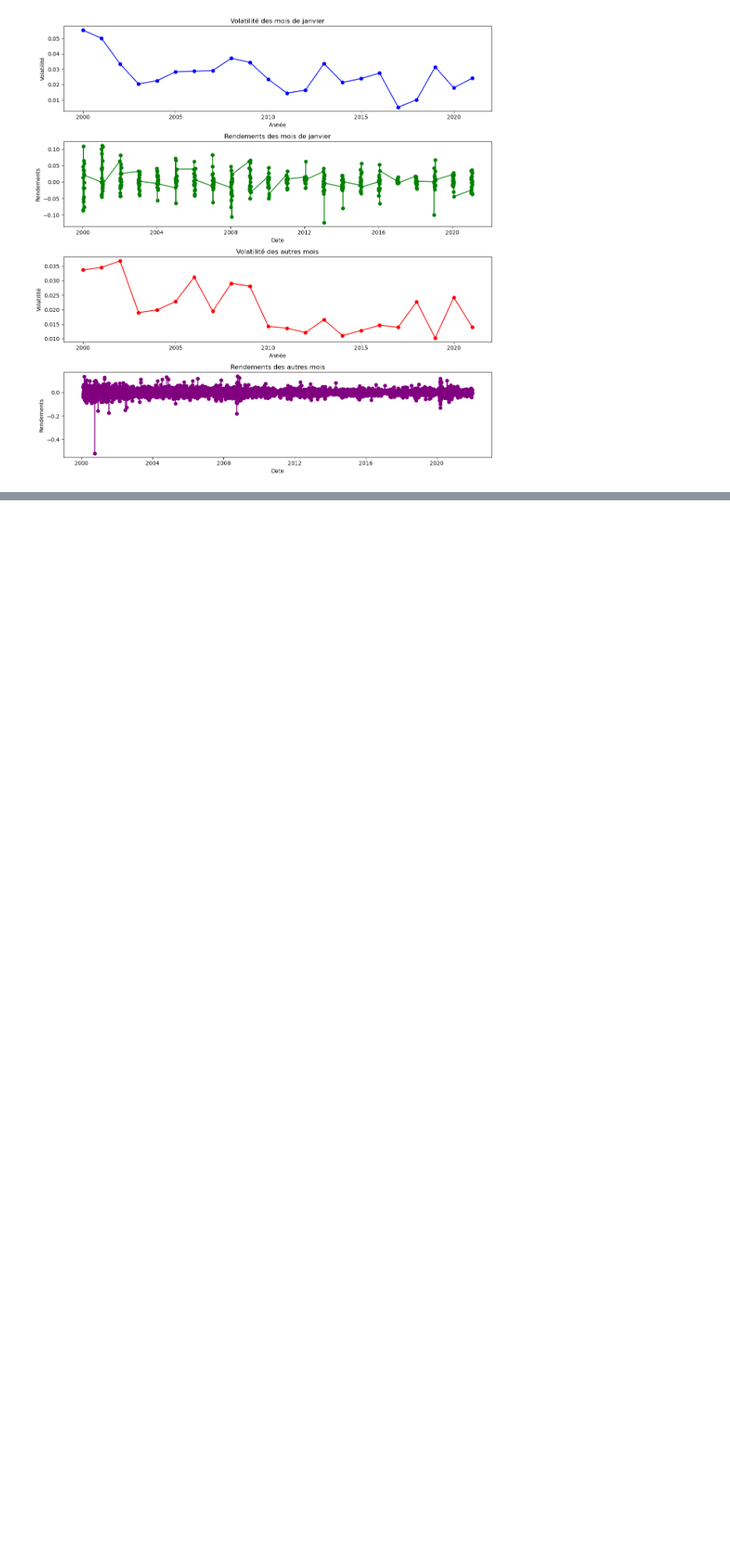
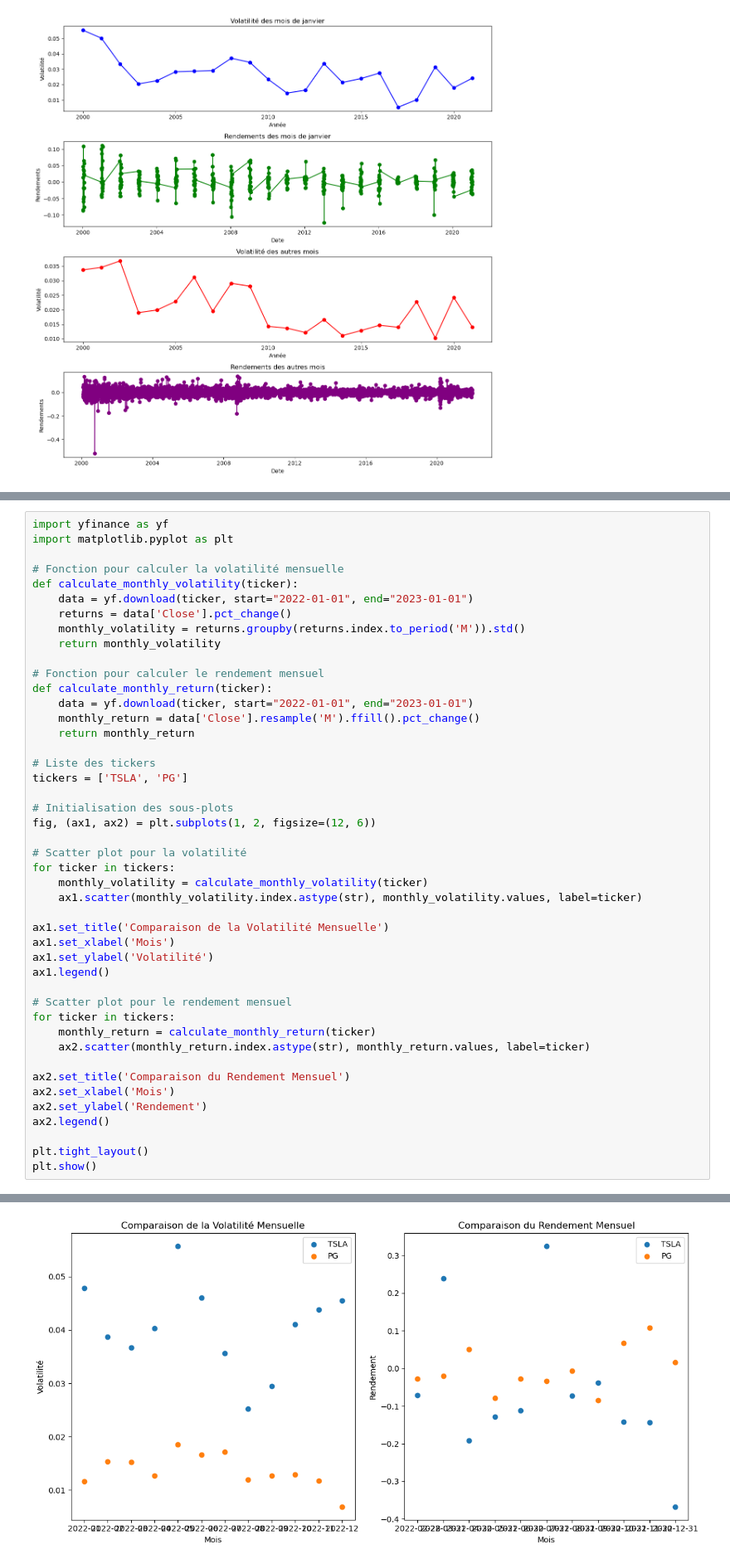
Before and after one commit to RyanSAMAMA/Ensae_projetMDR, a Jupyter notebook: faconbrouillon.ipynb, the cells around one changed output, grey strips where cells are left out. Shown at 83% size. Saved outputs shown, nothing was run; the diff lists cells and outputs as text; blank space fills up the shorter version.

```diff
--- a/faconbrouillon.ipynb
+++ b/faconbrouillon.ipynb
@@ -1269,0 +476,46 @@ IndexError: Boolean index has wrong length: 5535 instead of 5536
+# %%
+import yfinance as yf
+import matplotlib.pyplot as plt
+
+# Fonction pour calculer la volatilité mensuelle
+def calculate_monthly_volatility(ticker):
+    data = yf.download(ticker, start="2022-01-01", end="2023-01-01")
+    returns = data['Close'].pct_change()
+    monthly_volatility = returns.groupby(returns.index.to_period('M')).std()
+    return monthly_volatility
+
+# Fonction pour calculer le rendement mensuel
+def calculate_monthly_return(ticker):
+    data = yf.download(ticker, start="2022-01-01", end="2023-01-01")
+    monthly_return = data['Close'].resample('M').ffill().pct_change()
+    return monthly_return
+
+# Liste des tickers
+tickers = ['TSLA', 'PG']
+
+# Initialisation des sous-plots
+fig, (ax1, ax2) = plt.subplots(1, 2, figsize=(12, 6))
+
+# Scatter plot pour la volatilité
+for ticker in tickers:
+    monthly_volatility = calculate_monthly_volatility(ticker)
+    ax1.scatter(monthly_volatility.index.astype(str), monthly_volatility.values, label=ticker)
+
+ax1.set_title('Comparaison de la Volatilité Mensuelle')
+ax1.set_xlabel('Mois')
+ax1.set_ylabel('Volatilité')
+ax1.legend()
+
+# Scatter plot pour le rendement mensuel
+for ticker in tickers:
+    monthly_return = calculate_monthly_return(ticker)
+    ax2.scatter(monthly_return.index.astype(str), monthly_return.values, label=ticker)
+
+ax2.set_title('Comparaison du Rendement Mensuel')
+ax2.set_xlabel('Mois')
+ax2.set_ylabel('Rendement')
+ax2.legend()
+
+plt.tight_layout()
+plt.show()
+# %% [output]
@@ -1269,0 +526 @@ IndexError: Boolean index has wrong length: 5535 instead of 5536
+[figure, added]
```
Also changed, not shown: parts of 17 cells of this notebook.
